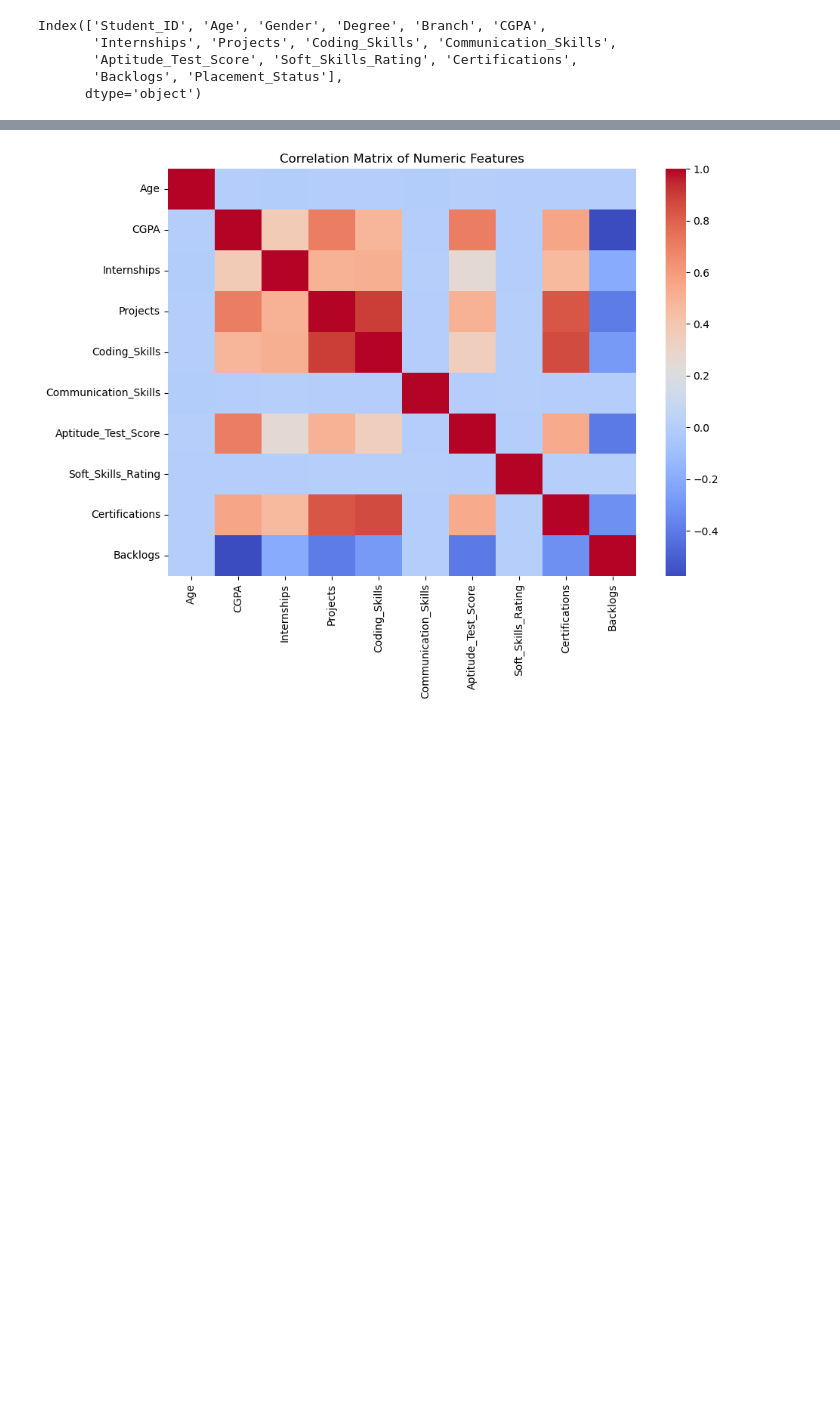
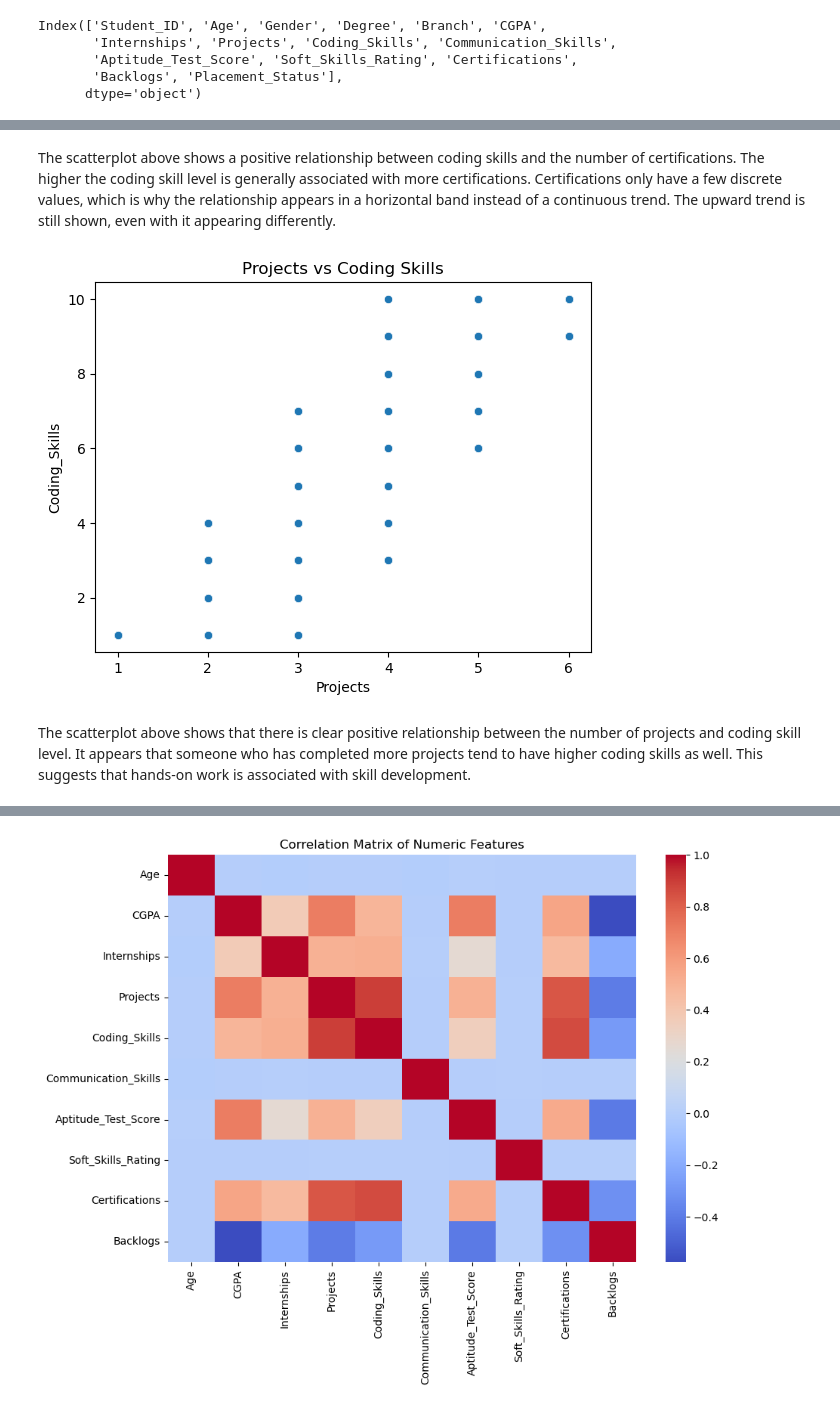
Before and after one commit to muskaanmahes/DS-7331-Term-Project, a Jupyter notebook: Lab1_Visualization_and_Data_Preprocessing/Chloe_Notebook.ipynb, the cells around one changed output, grey strips where cells are left out. Saved outputs shown, nothing was run; the diff lists cells and outputs as text; code cells hidden in the pictures; blank space fills up the shorter version.

```diff
--- a/Lab1_Visualization_and_Data_Preprocessing/Chloe_Notebook.ipynb
+++ b/Lab1_Visualization_and_Data_Preprocessing/Chloe_Notebook.ipynb
@@ -50 +47,12 @@ plt.show()
+# %% [markdown]
+The scatterplot above shows a positive relationship between coding skills and the number of certifications. The higher the coding skill level is generally associated with more certifications. Certifications only have a few discrete values, which is why the relationship appears in a horizontal band instead of a continuous trend. The upward trend is still shown, even with it appearing differently.
+# %%
+# Scatter plot of Projects and Coding Skills
+sns.scatterplot(data=df, x="Projects", y="Coding_Skills")
+plt.title("Projects vs Coding Skills")
+plt.show()
+# %% [output]
+[figure, added]
+# %% [markdown]
+The scatterplot above shows that there is clear positive relationship between the number of projects and coding skill level. It appears that someone who has completed more projects tend to have higher coding skills as well. This suggests that hands-on work is associated with skill development.
 # %%
```
Also changed, not shown: parts of 32 cells of this notebook.
